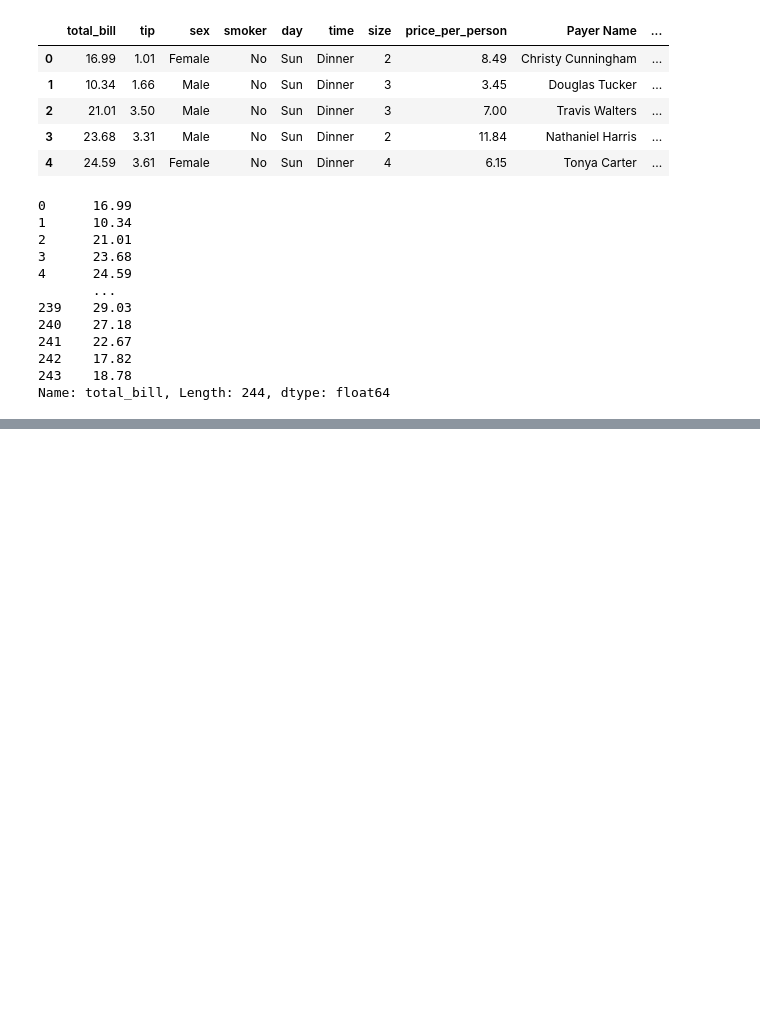
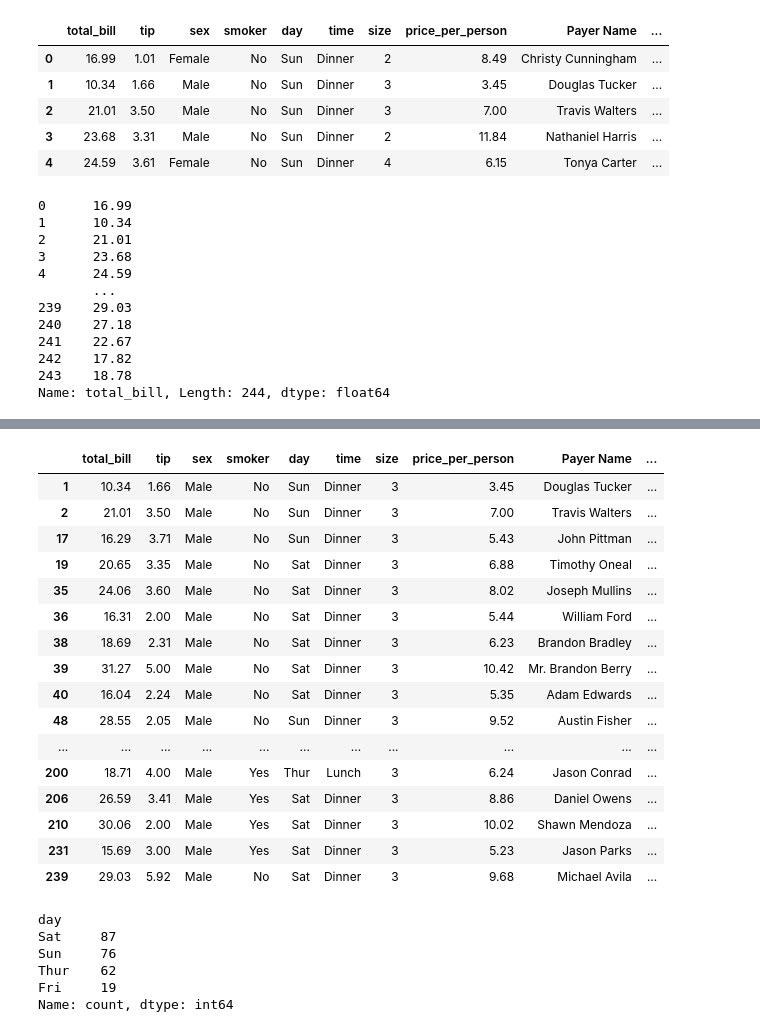
Before and after one commit to neelakandanoj/Python-DataScience, a Jupyter notebook: Pandas.ipynb, the cells around one changed output, grey strips where cells are left out. Saved outputs shown, nothing was run; the diff lists cells and outputs as text; code cells hidden in the pictures; blank space fills up the shorter version.

```diff
--- a/Pandas.ipynb
+++ b/Pandas.ipynb
@@ -270,0 +482,3 @@ Name: total_bill, Length: 244, dtype: float64
+# %%
+df=pd.read_csv("./Data/tips.csv")
+df
@@ -270,0 +529,29 @@ Name: total_bill, Length: 244, dtype: float64
+# %%
+df[(df['sex']=='Male') & (df['size']==3)]
+# %% [output]
+|  | total_bill | tip | sex | smoker | day | time | size | price_per_person | Payer Name | ... |
+| 1 | 10.34 | 1.66 | Male | No | Sun | Dinner | 3 | 3.45 | Douglas Tucker | ... |
+| 2 | 21.01 | 3.50 | Male | No | Sun | Dinner | 3 | 7.00 | Travis Walters | ... |
+| 17 | 16.29 | 3.71 | Male | No | Sun | Dinner | 3 | 5.43 | John Pittman | ... |
+| 19 | 20.65 | 3.35 | Male | No | Sat | Dinner | 3 | 6.88 | Timothy Oneal | ... |
+| 35 | 24.06 | 3.60 | Male | No | Sat | Dinner | 3 | 8.02 | Joseph Mullins | ... |
+| 36 | 16.31 | 2.00 | Male | No | Sat | Dinner | 3 | 5.44 | William Ford | ... |
+| 38 | 18.69 | 2.31 | Male | No | Sat | Dinner | 3 | 6.23 | Brandon Bradley | ... |
+| 39 | 31.27 | 5.00 | Male | No | Sat | Dinner | 3 | 10.42 | Mr. Brandon Berry | ... |
+| 40 | 16.04 | 2.24 | Male | No | Sat | Dinner | 3 | 5.35 | Adam Edwards | ... |
+| 48 | 28.55 | 2.05 | Male | No | Sun | Dinner | 3 | 9.52 | Austin Fisher | ... |
+| ... | ... | ... | ... | ... | ... | ... | ... | ... | ... | ... |
+| 200 | 18.71 | 4.00 | Male | Yes | Thur | Lunch | 3 | 6.24 | Jason Conrad | ... |
+| 206 | 26.59 | 3.41 | Male | Yes | Sat | Dinner | 3 | 8.86 | Daniel Owens | ... |
+| 210 | 30.06 | 2.00 | Male | Yes | Sat | Dinner | 3 | 10.02 | Shawn Mendoza | ... |
+| 231 | 15.69 | 3.00 | Male | Yes | Sat | Dinner | 3 | 5.23 | Jason Parks | ... |
+| 239 | 29.03 | 5.92 | Male | No | Sat | Dinner | 3 | 9.68 | Michael Avila | ... |
+# %%
+df['day'].value_counts()
+# %% [output]
+day
+Sat     87
+Sun     76
+Thur    62
+Fri     19
+Name: count, dtype: int64
```
Also changed, not shown: parts of 35 cells of this notebook.
